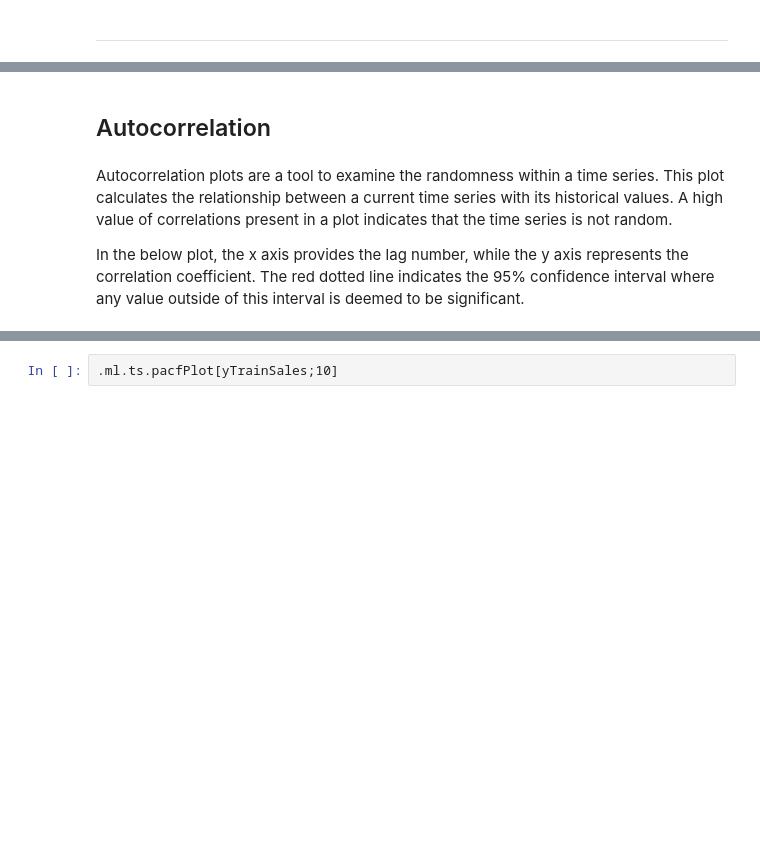
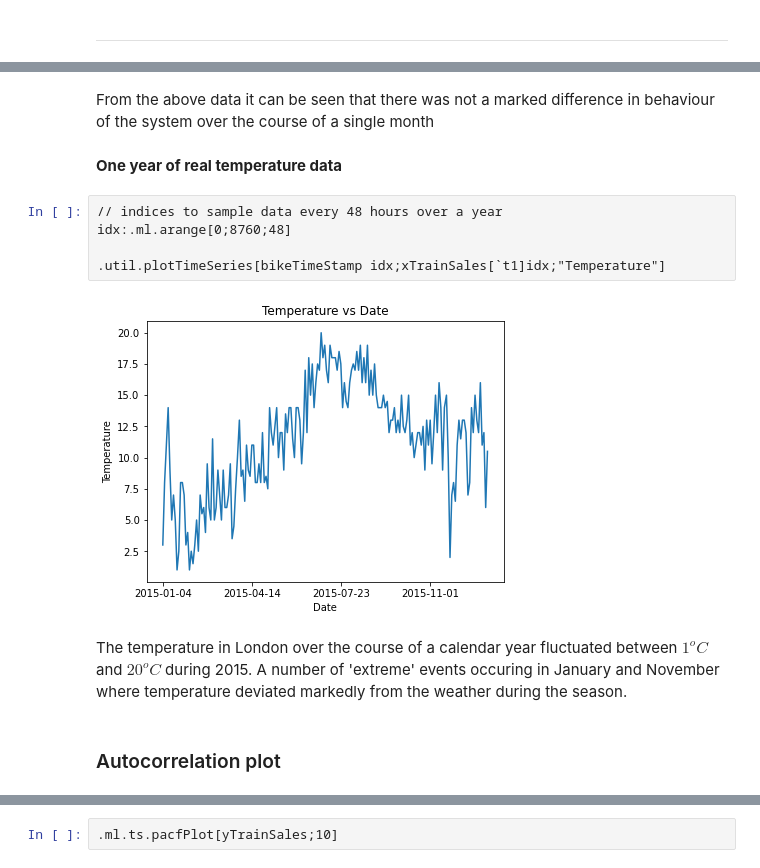
Before and after one commit to dmorgankx/mlnotebooks, a Jupyter notebook: notebooks/12 Time Series Forecasting.ipynb, the cells around one changed output, grey strips where cells are left out. Saved outputs shown, nothing was run; the diff lists cells and outputs as text; blank space fills up the shorter version.

```diff
--- a/notebooks/12 Time Series Forecasting.ipynb
+++ b/notebooks/12 Time Series Forecasting.ipynb
@@ -144,6 +234,15 @@ Autocorrelation and Partial Autocorrelation plots can be an indicator of how man
+# %% [markdown]
+From the above data it can be seen that there was not a marked difference in behaviour of the system over the course of a single month
+# %% [markdown]
+**One year of real temperature data**
+# %%
+// indices to sample data every 48 hours over a year
+idx:.ml.arange[0;8760;48]
+
+.util.plotTimeSeries[bikeTimeStamp idx;xTrainSales[`t1]idx;"Temperature"]
+# %% [output]
+[figure, added]
+# %% [markdown]
+The temperature in London over the course of a calendar year fluctuated between $1^oC$ and $20^oC$ during 2015. A number of 'extreme' events occuring in January and November where temperature deviated markedly from the weather during the season.
 # %% [markdown]
-## Autocorrelation
+### Autocorrelation plot
-# %% [markdown]
-Autocorrelation plots are a tool to examine the randomness within a time series. This plot calculates the relationship between a current time series with its historical values. A high value of correlations present in a plot indicates that the time series is not random.
-
-In the below plot, the x axis provides the lag number, while the y axis represents the correlation coefficient. The red dotted line indicates the 95% confidence interval where any value outside of this interval is deemed to be significant.
```
Also changed, not shown: parts of 190 cells of this notebook, 7 other files.
